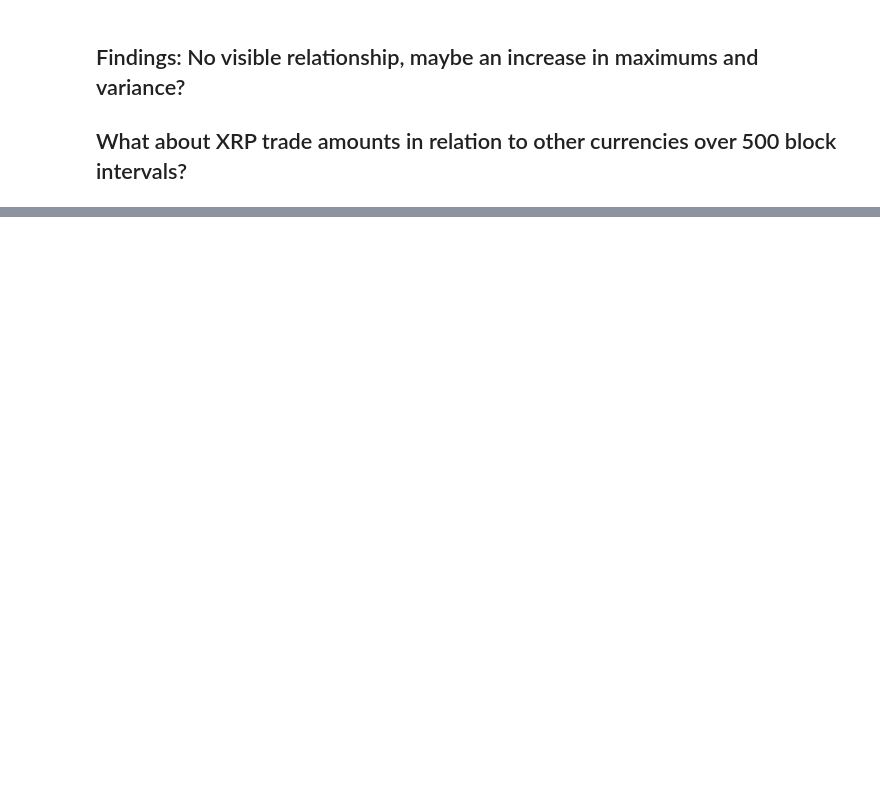
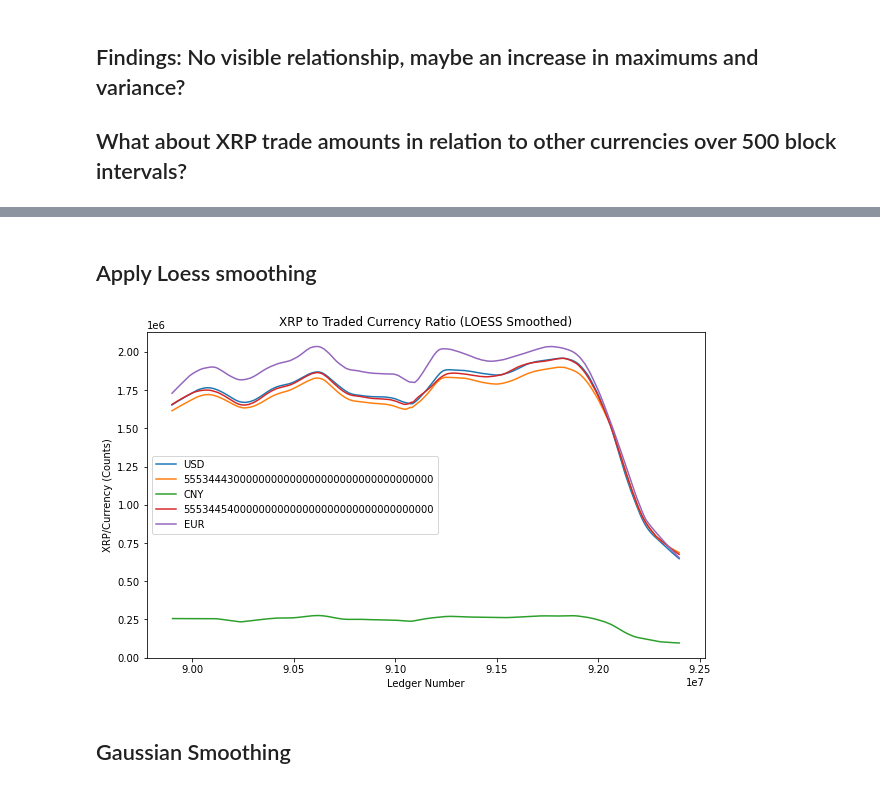
Before and after one commit to Ayrnen/XRP, a Jupyter notebook: TransactionCountEDA.ipynb, the cells around one changed output, grey strips where cells are left out. Drawn from its saved outputs; the diff is of its cells as text; code cells hidden in the pictures; blank space fills up the shorter version.

```diff
--- a/TransactionCountEDA.ipynb
+++ b/TransactionCountEDA.ipynb
@@ -174,0 +206,22 @@ summary = df_xrp.groupby('Traded_currency_Code', as_index=False).agg(
+# %% [markdown]
+## Apply Loess smoothing
+# %%
+plt.figure(figsize=(10, 6))
+
+for code in top_codes:
+    data = df_xrp_cleaned[df_xrp_cleaned['Trade_Code'] == code]
+
+    smoothed = lowess(data['XRP_Code_Ratio'], data['Ledger_Number'], frac=0.2)
+
+    plt.plot(smoothed[:, 0], smoothed[:, 1], label=f'{code}')
+
+plt.xlabel('Ledger Number')
+plt.ylabel('XRP/Currency (Counts)')
+plt.title('XRP to Traded Currency Ratio (LOESS Smoothed)')
+plt.legend()
+
+plt.show()
+# %% [output]
+[figure, added]
+# %% [markdown]
+## Gaussian Smoothing
```
Also changed, not shown: parts of 16 cells of this notebook, 3 other files.
